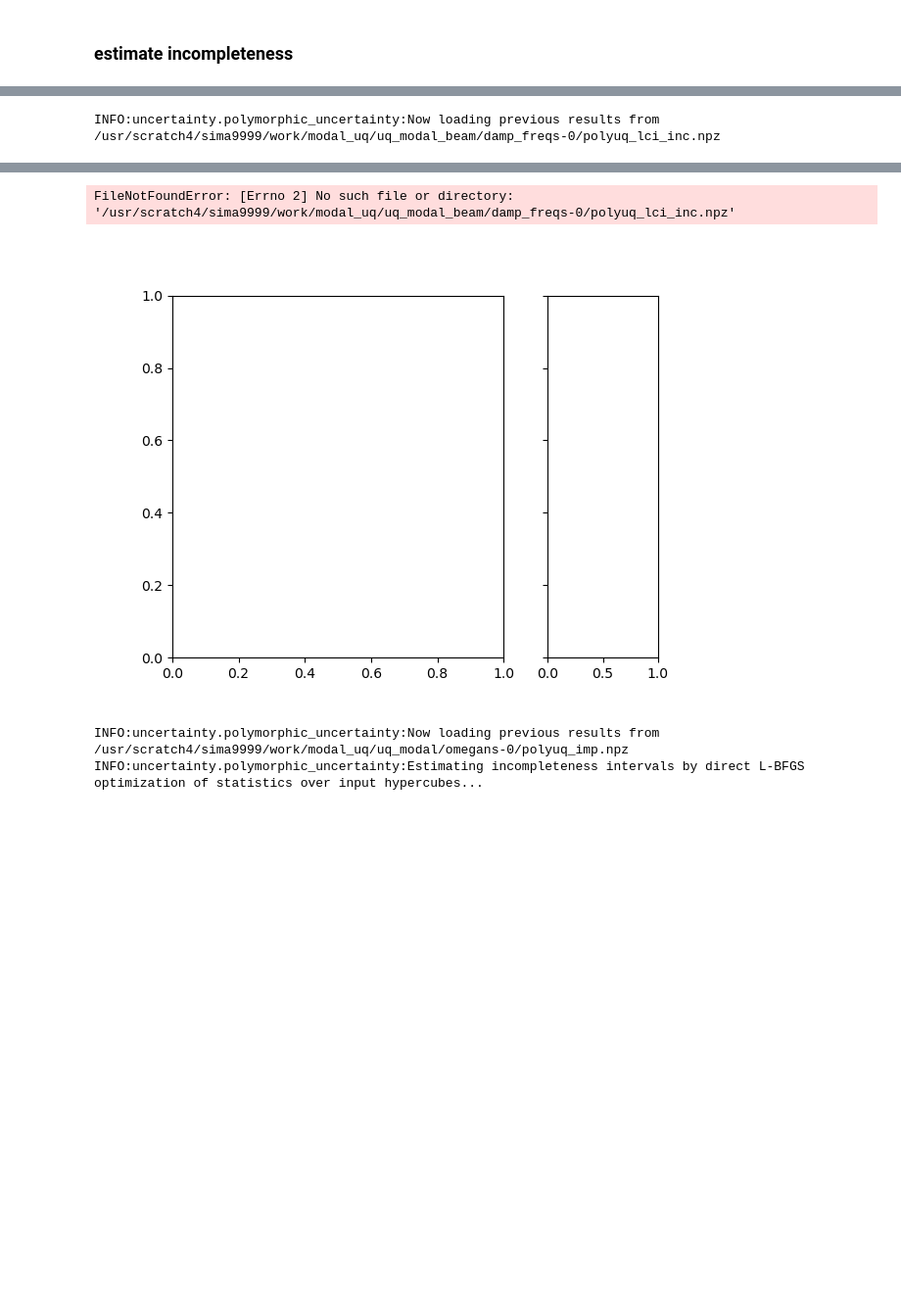
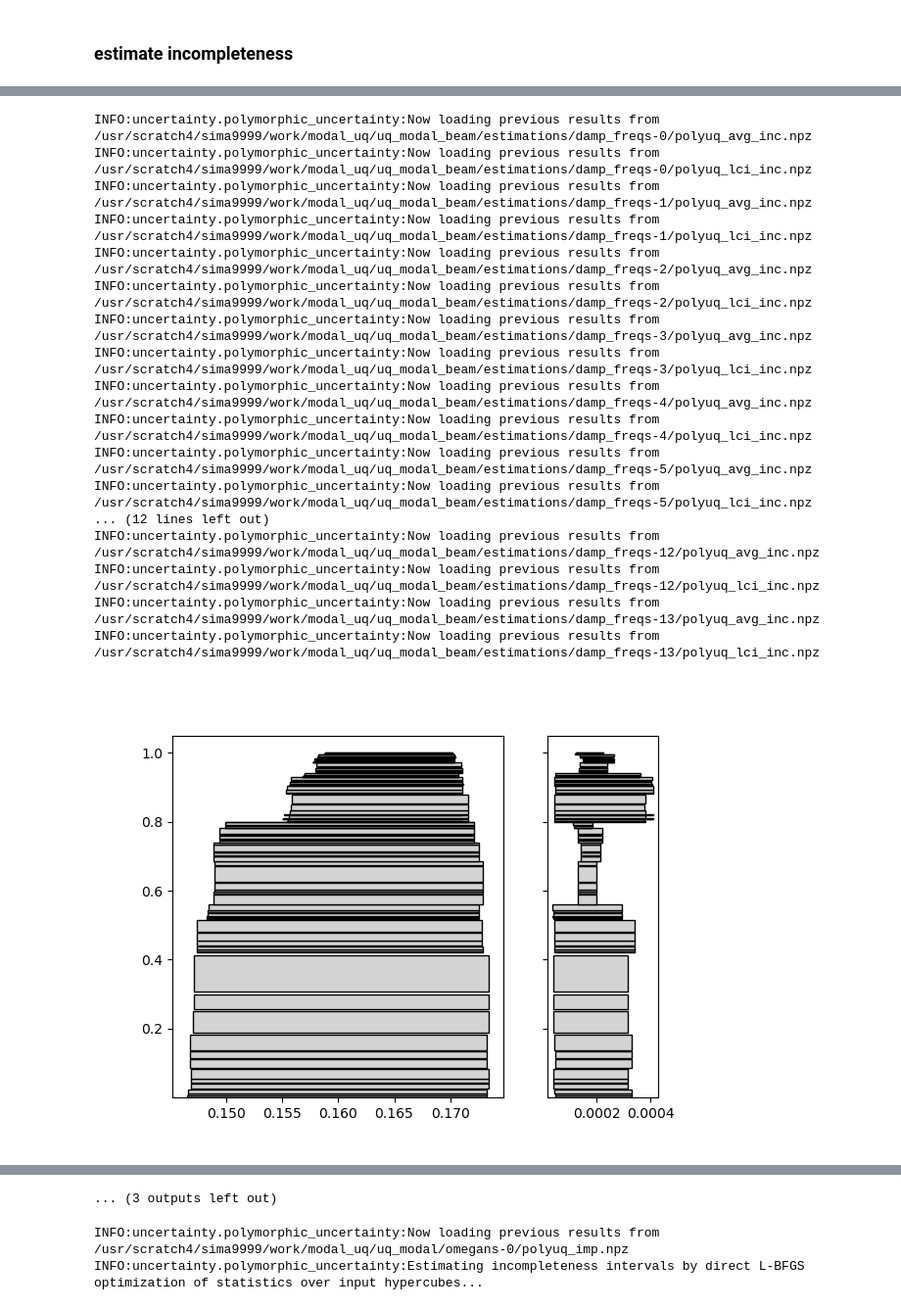
Before and after one commit to simonmarwitz/oma_uq, a Jupyter notebook: evicential_stochastic_beam.ipynb, the cells around one changed output, grey strips where cells are left out. Shown at 98% size. Saved outputs shown, nothing was run; the diff lists cells and outputs as text; code cells hidden in the pictures; blank space fills up the shorter version.

```diff
--- a/evicential_stochastic_beam.ipynb
+++ b/evicential_stochastic_beam.ipynb
@@ -362,8 +383,9 @@ n_stat = 1
 # %%
+ret_name = 'zetas'
 for mode in range(14):
     ret_ind = {'modes':mode}
     ret_dir = f'{ret_name}-{".".join(str(e) for e in ret_ind.values())}'
-    inc_path = os.path.join(result_dir, 'estimations', f'{ret_dir}/polyuq_avg_inc.npz')
+    inc_path = os.path.join(result_dir, 'estimations', ret_dir, inc_path_part)
     imp_path = os.path.join(result_dir, 'estimations', f'{ret_dir}/polyuq_imp.npz')
     if os.path.exists(inc_path) and False:
         poly_uq.load_state(inc_path)
@@ -402,4 +424,5 @@ INFO:uncertainty.polymorphic_uncertainty:Saving state of PolyUQ to /usr/scratch4
 # %%
+poly_uq.load_state(inc_path)
 focals_stats, focals_mass = poly_uq.focals_stats, poly_uq.focals_mass
 fig, ax1 = plt.subplots()
 bel_stats, pl_stats, q_stats, bins_bel = aggregate_mass(focals_stats, hyc_mass, 10, False)
@@ -516,42 +516,66 @@ with matplotlib.rc_context(print_context_dict2):
     plt.ylabel('FRF Magnitude [\\si{\\metre\\per\\second\\squared}]')
 # %%
 poly_uq = PolyUQ(vars_ale, vars_epi, dim_ex=dim_ex)
+ret_name = 'damp_freqs'
+mode = 1
+for mode in range(14):
+    ret_ind = {'modes':mode}
+    ret_dir = f'{ret_name}-{".".join(str(e) for e in ret_ind.values())}'
+    if 1:
+        fig, (ax1,ax2) = plt.subplots(1,2,gridspec_kw={'width_ratios': [3, 1]}, sharey=True)
+        ret_dir = f'{ret_name}-{".".join(str(e) for e in ret_ind.values())}'
 
-if 1:
-    fig, (ax1,ax2) = plt.subplots(1,2,gridspec_kw={'width_ratios': [3, 1]}, sharey=True)
-    ret_name='damp_freqs'
-    ret_ind = {'modes':0}
-    ret_dir = f'{ret_name}-{".".join(str(e) for e in ret_ind.values())}'
-    poly_uq.load_state(os.path.join(result_dir,f'{ret_dir}/polyuq_lci_inc.npz'))
-    focals_stats, focals_mass = poly_uq.focals_stats, poly_uq.focals_mass
-    plot_focals(focals_stats[0,:,:], focals_mass, ax2)
+        poly_uq.load_state(os.path.join(result_dir,'estimations',f'{ret_dir}/polyuq_avg_inc.npz'))
+        focals_stats, focals_mass = poly_uq.focals_stats, poly_uq.focals_mass
+        foc_len = focals_stats[0,:,1] - focals_stats[0,:,0]
+        sort_ind = np.argsort(foc_len*-1)
+        # display(focals_stats[0,sort_ind,:])
+        plot_focals(focals_stats[0,sort_ind,:], focals_mass[sort_ind], ax1)
 
-    poly_uq.load_state(os.path.join(result_dir,f'{ret_dir}/polyuq_avg_inc.npz'))
-    focals_stats, focals_mass = poly_uq.focals_stats, poly_uq.focals_mass
-    plot_focals(focals_stats[0,:,:], focals_mass, ax1)
+        poly_uq.load_state(os.path.join(result_dir,'estimations',f'{ret_dir}/polyuq_lci_inc.npz'))
+        focals_stats, focals_mass = poly_uq.focals_stats, poly_uq.focals_mass
+        plot_focals(focals_stats[0,sort_ind,:], focals_mass[sort_ind], ax2)
+
 
 if 0:
     fig, axes = plt.subplots(1,3, sharey=True)
     ret_name='damp_freqs'
     for mode_ind,ax in enumerate(axes):
         ret_ind = {'modes':mode_ind}
         ret_dir = f'{ret_name}-{".".join(str(e) for e in ret_ind.values())}'
-        poly_uq.load_state(os.path.join(result_dir,f'{ret_dir}/polyuq_avg_inc.npz'))
+        poly_uq.load_state(os.path.join(result_dir,'estimations',f'{ret_dir}/polyuq_avg_inc.npz'))
         focals_stats, focals_mass = poly_uq.focals_stats, poly_uq.focals_mass
 
         bel_stats, pl_stats, q_stats, bins_bel = aggregate_mass(focals_stats, focals_mass, 10, False)
         ax.step(bins_bel, pl_stats[0], where='post',label='plausibility')
 
 if 0:
     fig, ax = plt.subplots(1,1, sharey=True)
     ret_name='zetas'
     for mode_ind in range(3):
         ret_ind = {'modes':mode_ind}
         ret_dir = f'{ret_name}-{".".join(str(e) for e in ret_ind.values())}'
-        poly_uq.load_state(os.path.join(result_dir,f'{ret_dir}/polyuq_avg_inc.npz'))
+        poly_uq.load_state(os.path.join(result_dir,'estimations',f'{ret_dir}/polyuq_avg_inc.npz'))
         focals_stats, focals_mass = poly_uq.focals_stats, poly_uq.focals_mass
 
         bel_stats, pl_stats, q_stats, bins_bel = aggregate_mass(focals_stats, focals_mass, 10, False)
         ax.step(bins_bel, pl_stats[0], where='post',label='plausibility')
 # %% [output]
-INFO:uncertainty.polymorphic_uncertainty:Now loading previous results from  /usr/scratch4/sima9999/work/modal_uq/uq_modal_beam/damp_freqs-0/polyuq_lci_inc.npz
+INFO:uncertainty.polymorphic_uncertainty:Now loading previous results from  /usr/scratch4/sima9999/work/modal_uq/uq_modal_beam/estimations/damp_freqs-0/polyuq_avg_inc.npz
+INFO:uncertainty.polymorphic_uncertainty:Now loading previous results from  /usr/scratch4/sima9999/work/modal_uq/uq_modal_beam/estimations/damp_freqs-0/polyuq_lci_inc.npz
+INFO:uncertainty.polymorphic_uncertainty:Now loading previous results from  /usr/scratch4/sima9999/work/modal_uq/uq_modal_beam/estimations/damp_freqs-1/polyuq_avg_inc.npz
+INFO:uncertainty.polymorphic_uncertainty:Now loading previous results from  /usr/scratch4/sima9999/work/modal_uq/uq_modal_beam/estimations/damp_freqs-1/polyuq_lci_inc.npz
+INFO:uncertainty.polymorphic_uncertainty:Now loading previous results from  /usr/scratch4/sima9999/work/modal_uq/uq_modal_beam/estimations/damp_freqs-2/polyuq_avg_inc.npz
+INFO:uncertainty.polymorphic_uncertainty:Now loading previous results from  /usr/scratch4/sima9999/work/modal_uq/uq_modal_beam/estimations/damp_freqs-2/polyuq_lci_inc.npz
+INFO:uncertainty.polymorphic_uncertainty:Now loading previous results from  /usr/scratch4/sima9999/work/modal_uq/uq_modal_beam/estimations/damp_freqs-3/polyuq_avg_inc.npz
+INFO:uncertainty.polymorphic_uncertainty:Now loading previous results from  /usr/scratch4/sima9999/work/modal_uq/uq_modal_beam/estimations/damp_freqs-3/polyuq_lci_inc.npz
+INFO:uncertainty.polymorphic_uncertainty:Now loading previous results from  /usr/scratch4/sima9999/work/modal_uq/uq_modal_beam/estimations/damp_freqs-4/polyuq_avg_inc.npz
+INFO:uncertainty.polymorphic_uncertainty:Now loading previous results from  /usr/scratch4/sima9999/work/modal_uq/uq_modal_beam/estimations/damp_freqs-4/polyuq_lci_inc.npz
+INFO:uncertainty.polymorphic_uncertainty:Now loading previous results from  /usr/scratch4/sima9999/work/modal_uq/uq_modal_beam/estimations/damp_freqs-5/polyuq_avg_inc.npz
+INFO:uncertainty.polymorphic_uncertainty:Now loading previous results from  /usr/scratch4/sima9999/work/modal_uq/uq_modal_beam/estimations/damp_freqs-5/polyuq_lci_inc.npz
+... (12 lines left out)
+INFO:uncertainty.polymorphic_uncertainty:Now loading previous results from  /usr/scratch4/sima9999/work/modal_uq/uq_modal_beam/estimations/damp_freqs-12/polyuq_avg_inc.npz
+INFO:uncertainty.polymorphic_uncertainty:Now loading previous results from  /usr/scratch4/sima9999/work/modal_uq/uq_modal_beam/estimations/damp_freqs-12/polyuq_lci_inc.npz
+INFO:uncertainty.polymorphic_uncertainty:Now loading previous results from  /usr/scratch4/sima9999/work/modal_uq/uq_modal_beam/estimations/damp_freqs-13/polyuq_avg_inc.npz
+INFO:uncertainty.polymorphic_uncertainty:Now loading previous results from  /usr/scratch4/sima9999/work/modal_uq/uq_modal_beam/estimations/damp_freqs-13/polyuq_lci_inc.npz
+[figure, new version]
@@ -558,5 +592,4 @@ INFO:uncertainty.polymorphic_uncertainty:Now loading previous results from  /usr
-FileNotFoundError: [Errno 2] No such file or directory: '/usr/scratch4/sima9999/work/modal_uq/uq_modal_beam/damp_freqs-0/polyuq_lci_inc.npz'
+... (3 outputs left out)
-[figure, old version]
 # %%
 # ret_name = 'frf'
 # space_ind = 9
```
Also changed, not shown: parts of 5 cells of this notebook, 5 other files.
